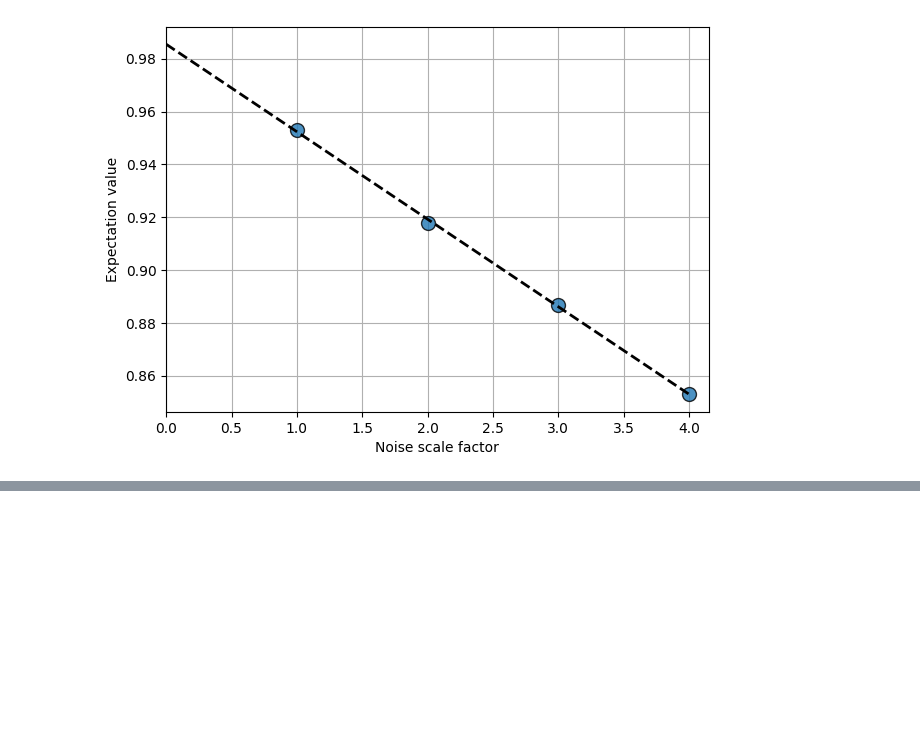
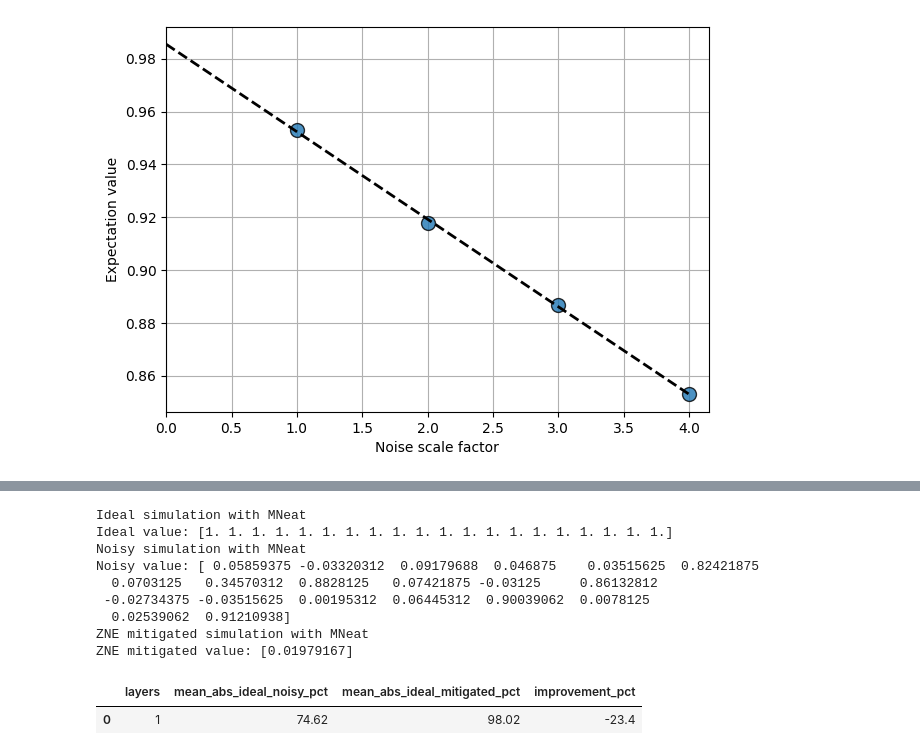
Before and after one commit to GibboSan/easy-q, a Jupyter notebook: quantum_optimization/playground.ipynb, the cells around one changed output, grey strips where cells are left out. Cells and saved outputs as stored; diff of their text form; code cells hidden in the pictures; blank space fills up the shorter version.

Commit message:
mirror qaoa mitigation

```diff
--- a/quantum_optimization/playground.ipynb
+++ b/quantum_optimization/playground.ipynb
@@ -959,0 +1016,5 @@ _ = factory.plot_fit()
+# %%
+logger.info("Assigning random parameters to the transpiled circuit")
+rng = np.random.default_rng(seed)
+dummy_params = rng.choice([0, np.pi / 2, np.pi, 3 * np.pi / 2], size=tqc.num_parameters)
+assigned_tqc = tqc.assign_parameters(dummy_params)
@@ -959,0 +1029,5 @@ _ = factory.plot_fit()
+# %%
+logger.info("Preparing observables for MNeat")
+observables = ['I' * i + 'Z' + 'I' * (qc.num_qubits - i - 1) for i in range(qc.num_qubits)]
+isa_observables = [SparsePauliOp(o).apply_layout(tqc.layout) for o in observables]
+pub_observables = [(assigned_tqc, isa_observables)]
@@ -963,0 +1158,7 @@ Recommendation: use mirror circuits to estimate the mean absolute difference thr
+# %%
+clifford_pub_observables = mneat.to_clifford(pub_observables)
+mirror_clifford_assigned_tqc = mirror_circuit(clifford_pub_observables[0].circuit)
+optimized_mirror_clifford_assigned_tqc = transpile_circuit(mirror_clifford_assigned_tqc, backend=backend, optimization_level=0)
+
+clifford_pub_observables = [(optimized_mirror_clifford_assigned_tqc, clifford_pub_observables[0].observables)]
+clifford_pub_observables = mneat.to_clifford(clifford_pub_observables)
@@ -963,0 +1213,50 @@ Recommendation: use mirror circuits to estimate the mean absolute difference thr
+# %%
+print('Ideal simulation with MNeat')
+mneat_ideal = mneat.ideal_sim(clifford_pub_observables, cliffordize=False, seed_simulator=seed)
+print(f'Ideal value: {mneat_ideal[0].vals}')
+
+print('Noisy simulation with MNeat')
+mneat_noisy = mneat.noisy_sim(clifford_pub_observables, cliffordize=False, seed_simulator=seed)
+print(f'Noisy value: {mneat_noisy[0].vals}')
+
+factory = zne.inference.LinearFactory(scale_factors=[1, 2, 3])
+print('ZNE mitigated simulation with MNeat')
+mneat_zne = mneat.mitigated_sim(
+    clifford_pub_observables,
+    technique=['ddd','zne'],
+    cliffordize=False,
+    seed_simulator=seed,
+    execution_mode='estimator',
+    kwargs={'factory': factory}
+)
+print(f'ZNE mitigated value: {mneat_zne[0].vals}')
+
+mneat_mitigated_df = pd.DataFrame(
+    [
+        {
+            'layers': idx,
+            'mean_abs_ideal_noisy_pct': round(float(np.mean(np.abs(ideal_res.vals - noisy_res.vals)) * 100.0), 2),
+            'mean_abs_ideal_mitigated_pct': round(float(np.mean(np.abs(ideal_res.vals - mit_res.vals)) * 100.0), 2),
+        }
+        for idx, (ideal_res, noisy_res, mit_res) in enumerate(
+            zip(mneat_ideal, mneat_noisy, mneat_zne), start=1
+        )
+    ]
+)
+mneat_mitigated_df['improvement_pct'] = (
+    mneat_mitigated_df['mean_abs_ideal_noisy_pct']
+    - mneat_mitigated_df['mean_abs_ideal_mitigated_pct']
+)
+display(mneat_mitigated_df)
+# %% [output]
+Ideal simulation with MNeat
+Ideal value: [1. 1. 1. 1. 1. 1. 1. 1. 1. 1. 1. 1. 1. 1. 1. 1. 1. 1. 1. 1.]
+Noisy simulation with MNeat
+Noisy value: [ 0.05859375 -0.03320312  0.09179688  0.046875    0.03515625  0.82421875
+  0.0703125   0.34570312  0.8828125   0.07421875 -0.03125     0.86132812
+ -0.02734375 -0.03515625  0.00195312  0.06445312  0.90039062  0.0078125
+  0.02539062  0.91210938]
+ZNE mitigated simulation with MNeat
+ZNE mitigated value: [0.01979167]
+|  | layers | mean_abs_ideal_noisy_pct | mean_abs_ideal_mitigated_pct | improvement_pct |
+| 0 | 1 | 74.62 | 98.02 | -23.4 |
```
Also changed, not shown: parts of 23 cells of this notebook.
